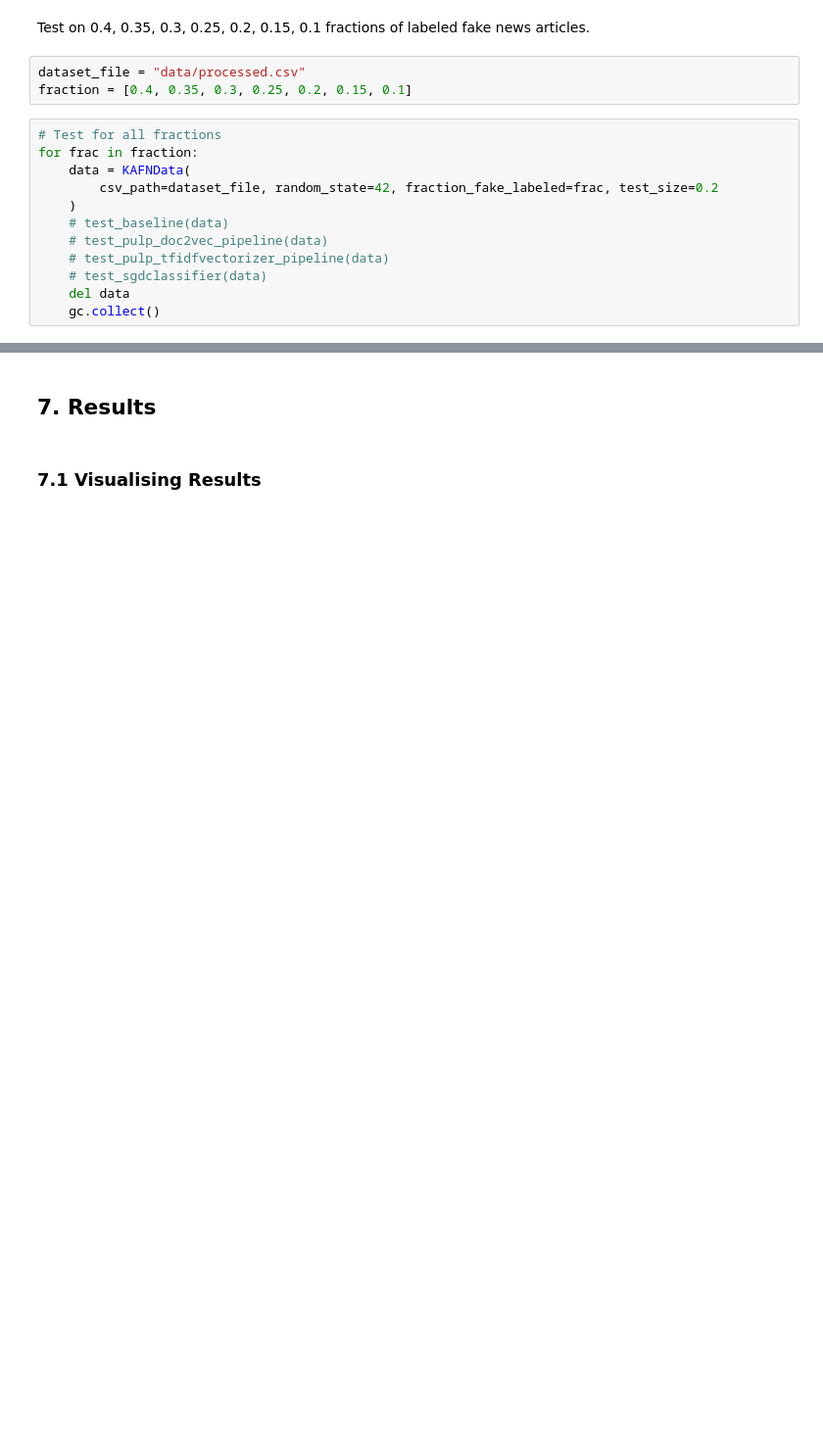
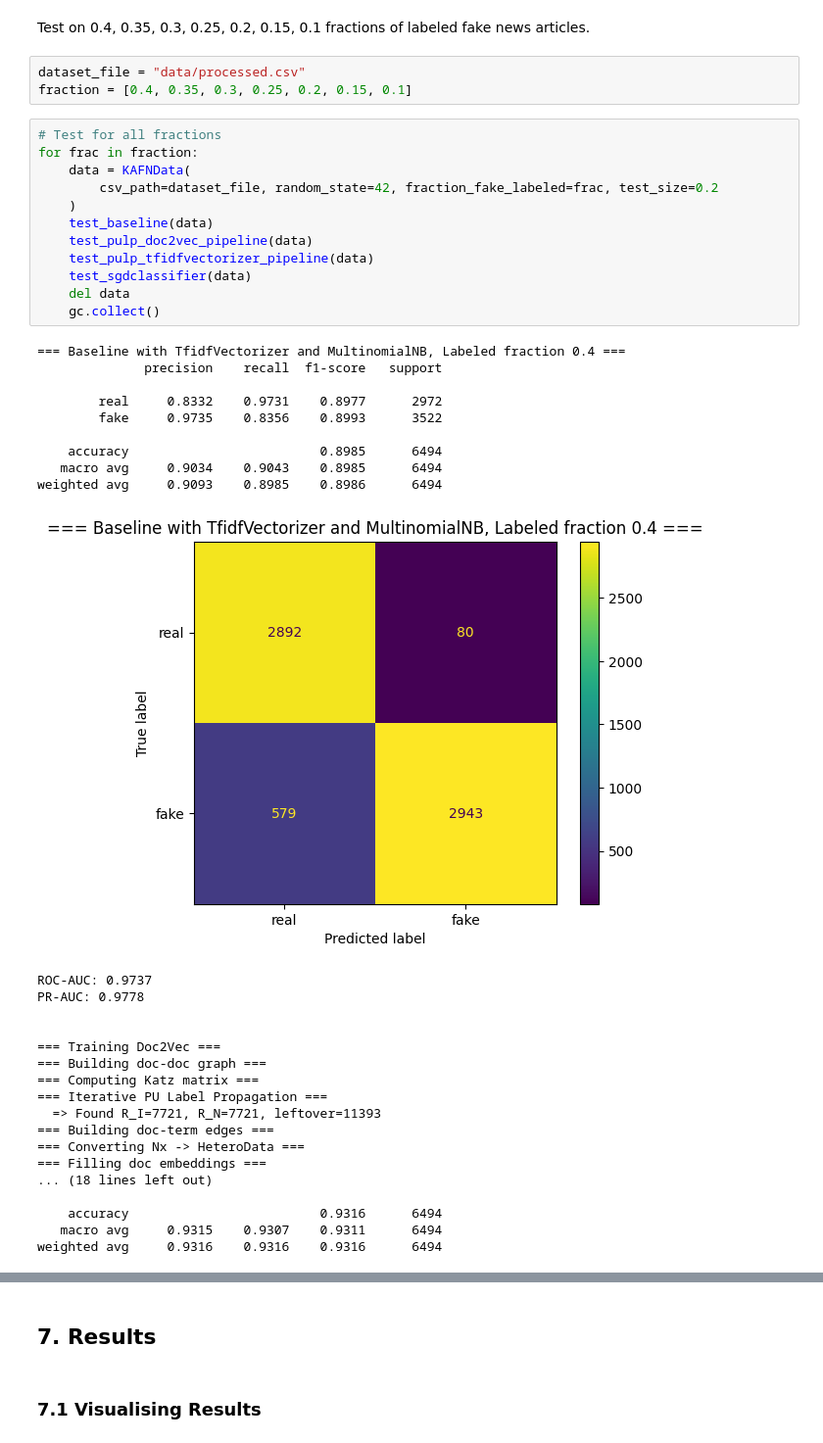
Before and after one commit to rtsonev/kafn-pulp, a Jupyter notebook: kafn-pulp.ipynb, the cells around one changed output, grey strips where cells are left out. Shown at 98% size. Drawn from its saved outputs; the diff is of its cells as text; blank space fills up the shorter version.

Commit message:
save pipeline data

```diff
--- a/kafn-pulp.ipynb
+++ b/kafn-pulp.ipynb
@@ -1799,12 +1869,40 @@ fraction = [0.4, 0.35, 0.3, 0.25, 0.2, 0.15, 0.1]
 # %%
 # Test for all fractions
 for frac in fraction:
     data = KAFNData(
         csv_path=dataset_file, random_state=42, fraction_fake_labeled=frac, test_size=0.2
     )
-    # test_baseline(data)
-    # test_pulp_doc2vec_pipeline(data)
-    # test_pulp_tfidfvectorizer_pipeline(data)
-    # test_sgdclassifier(data)
+    test_baseline(data)
+    test_pulp_doc2vec_pipeline(data)
+    test_pulp_tfidfvectorizer_pipeline(data)
+    test_sgdclassifier(data)
     del data
     gc.collect()
+# %% [output]
+=== Baseline with TfidfVectorizer and MultinomialNB, Labeled fraction 0.4 ===
+              precision    recall  f1-score   support
+
+        real     0.8332    0.9731    0.8977      2972
+        fake     0.9735    0.8356    0.8993      3522
+
+    accuracy                         0.8985      6494
+   macro avg     0.9034    0.9043    0.8985      6494
+weighted avg     0.9093    0.8985    0.8986      6494
+[figure, added]
+ROC-AUC: 0.9737
+PR-AUC: 0.9778
+
+
+=== Training Doc2Vec ===
+=== Building doc-doc graph ===
+=== Computing Katz matrix ===
+=== Iterative PU Label Propagation ===
+  => Found R_I=7721, R_N=7721, leftover=11393
+=== Building doc-term edges ===
+=== Converting Nx -> HeteroData ===
+=== Filling doc embeddings ===
+... (18 lines left out)
+
+    accuracy                         0.9316      6494
+   macro avg     0.9315    0.9307    0.9311      6494
+weighted avg     0.9316    0.9316    0.9316      6494
```
Also changed, not shown: parts of 13 cells of this notebook.
